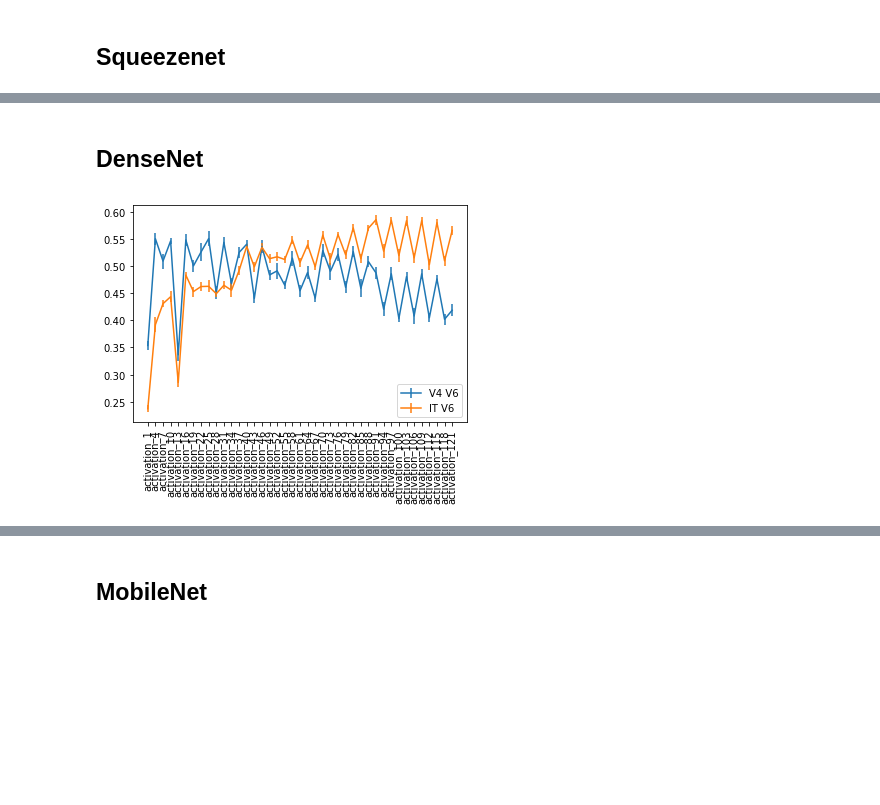
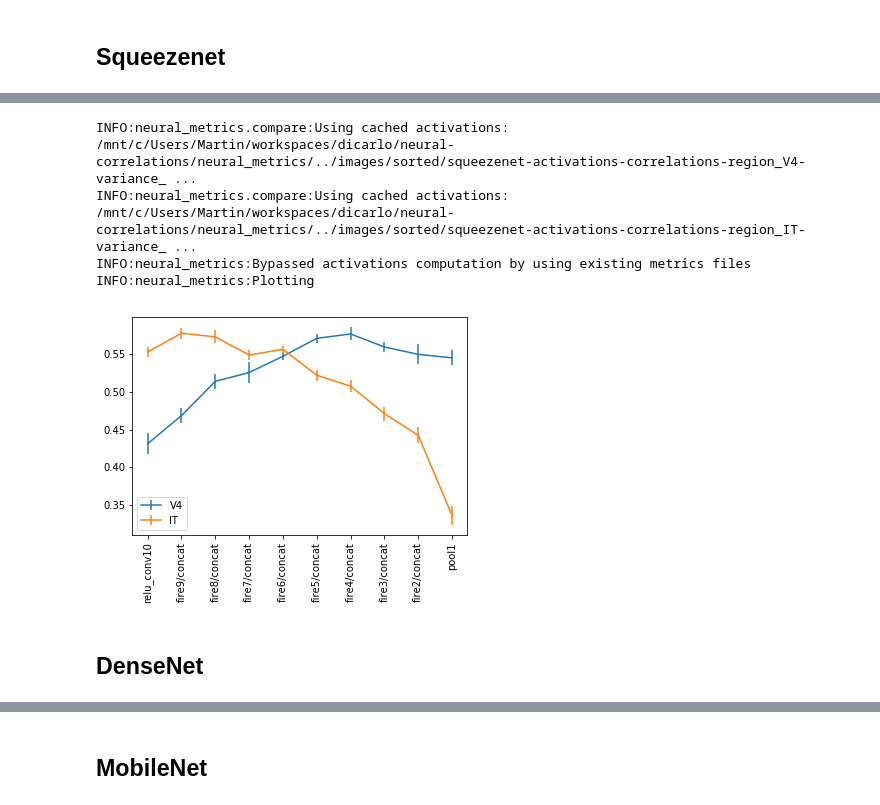
Before and after one commit to mschrimpf/neural-nlp, a Jupyter notebook: results/models_neuralfit.ipynb, the cells around one changed output, grey strips where cells are left out. Saved outputs shown, nothing was run; the diff lists cells and outputs as text; code cells hidden in the pictures; blank space fills up the shorter version.

```diff
--- a/results/models_neuralfit.ipynb
+++ b/results/models_neuralfit.ipynb
@@ -20,7 +24,10 @@ plot_layer_correlations(['images/sorted/squeezenet-activations-correlations-regi
+# %%
+run(model='squeezenet', layers=['pool1', 'fire2/concat', 'fire3/concat', 'fire4/concat', 'fire5/concat', 'fire6/concat', 'fire7/concat', 'fire8/concat', 'fire9/concat', 'relu_conv10'])
+# %% [output]
+INFO:neural_metrics.compare:Using cached activations: /mnt/c/Users/Martin/workspaces/dicarlo/neural-correlations/neural_metrics/../images/sorted/squeezenet-activations-correlations-region_V4-variance_ ...
+INFO:neural_metrics.compare:Using cached activations: /mnt/c/Users/Martin/workspaces/dicarlo/neural-correlations/neural_metrics/../images/sorted/squeezenet-activations-correlations-region_IT-variance_ ...
+INFO:neural_metrics:Bypassed activations computation by using existing metrics files
+INFO:neural_metrics:Plotting
+[figure, added]
 # %% [markdown]
 ## DenseNet
-# %%
-plot_layer_correlations(['images/sorted/densenet-activations-correlations-region_V4-variance_V6.pkl',
-                         'images/sorted/densenet-activations-correlations-region_IT-variance_V6.pkl'])
-# %% [output]
-[figure, removed]
```
Also changed, not shown: parts of 10 cells of this notebook, 3 other files.
